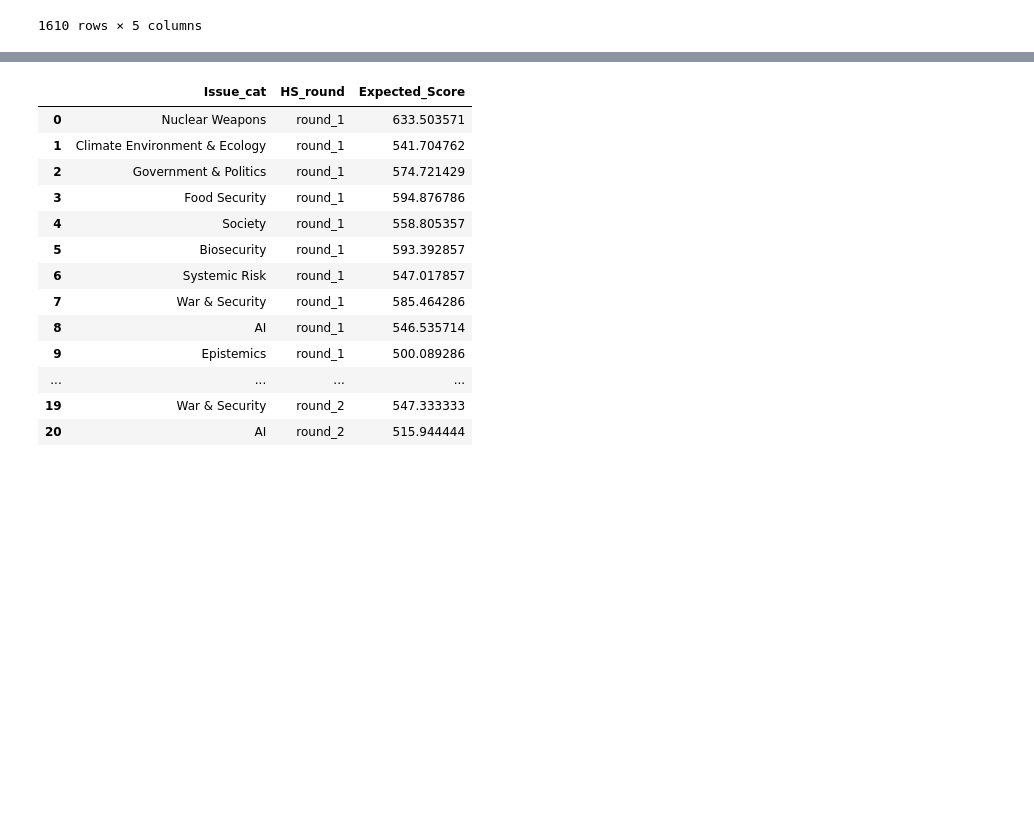
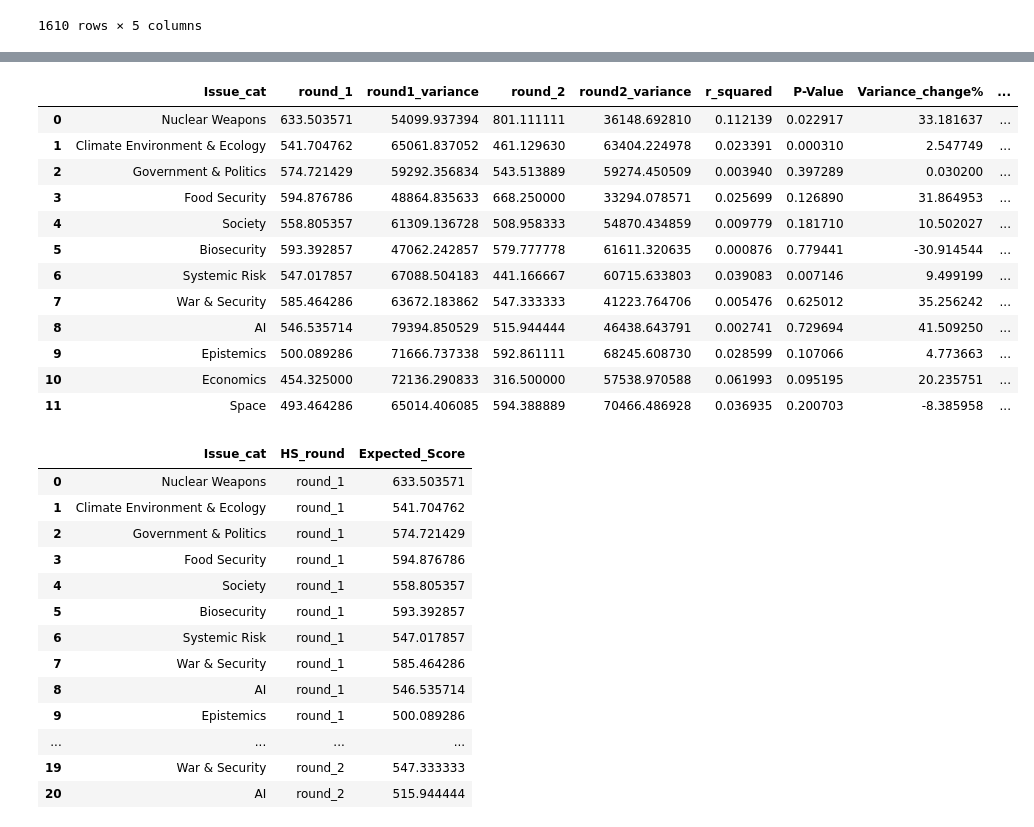
Before and after one commit to chrischank/GCR-Horizon-Scan, a Jupyter notebook: notebooks/HS_analysis.ipynb, the cells around one changed output, grey strips where cells are left out. Saved outputs shown, nothing was run; the diff lists cells and outputs as text; code cells hidden in the pictures; blank space fills up the shorter version.

```diff
--- a/notebooks/HS_analysis.ipynb
+++ b/notebooks/HS_analysis.ipynb
@@ -220,0 +227,18 @@ array(['Nuclear Weapons', 'Climate Environment & Ecology',
+# %%
+WLS_expDF["Variance_change%"] = (WLS_expDF["round1_variance"] - WLS_expDF["round2_variance"]) / WLS_expDF["round1_variance"] * 100
+WLS_expDF["Significant (crit: 0.1)"] = WLS_expDF["P-Value"] < 0.1
+WLS_expDF
+# %% [output]
+|  | Issue_cat | round_1 | round1_variance | round_2 | round2_variance | r_squared | P-Value | Variance_change% | ... |
+| 0 | Nuclear Weapons | 633.503571 | 54099.937394 | 801.111111 | 36148.692810 | 0.112139 | 0.022917 | 33.181637 | ... |
+| 1 | Climate Environment & Ecology | 541.704762 | 65061.837052 | 461.129630 | 63404.224978 | 0.023391 | 0.000310 | 2.547749 | ... |
+| 2 | Government & Politics | 574.721429 | 59292.356834 | 543.513889 | 59274.450509 | 0.003940 | 0.397289 | 0.030200 | ... |
+| 3 | Food Security | 594.876786 | 48864.835633 | 668.250000 | 33294.078571 | 0.025699 | 0.126890 | 31.864953 | ... |
+| 4 | Society | 558.805357 | 61309.136728 | 508.958333 | 54870.434859 | 0.009779 | 0.181710 | 10.502027 | ... |
+| 5 | Biosecurity | 593.392857 | 47062.242857 | 579.777778 | 61611.320635 | 0.000876 | 0.779441 | -30.914544 | ... |
+| 6 | Systemic Risk | 547.017857 | 67088.504183 | 441.166667 | 60715.633803 | 0.039083 | 0.007146 | 9.499199 | ... |
+| 7 | War & Security | 585.464286 | 63672.183862 | 547.333333 | 41223.764706 | 0.005476 | 0.625012 | 35.256242 | ... |
+| 8 | AI | 546.535714 | 79394.850529 | 515.944444 | 46438.643791 | 0.002741 | 0.729694 | 41.509250 | ... |
+| 9 | Epistemics | 500.089286 | 71666.737338 | 592.861111 | 68245.608730 | 0.028599 | 0.107066 | 4.773663 | ... |
+| 10 | Economics | 454.325000 | 72136.290833 | 316.500000 | 57538.970588 | 0.061993 | 0.095195 | 20.235751 | ... |
+| 11 | Space | 493.464286 | 65014.406085 | 594.388889 | 70466.486928 | 0.036935 | 0.200703 | -8.385958 | ... |
```
Also changed, not shown: parts of 5 cells of this notebook, 5 other files.
